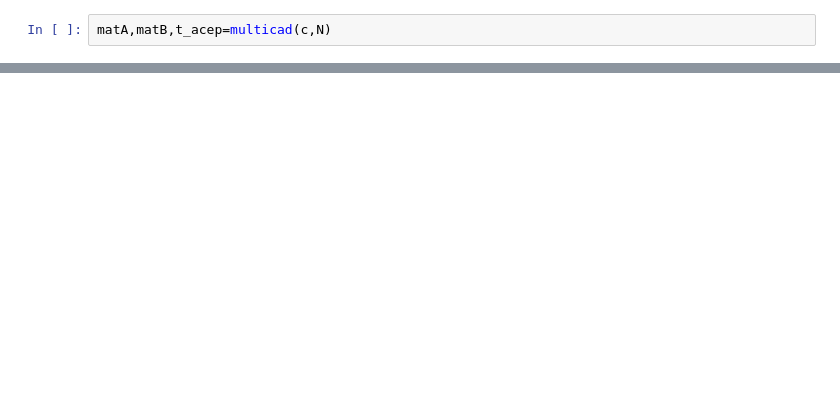
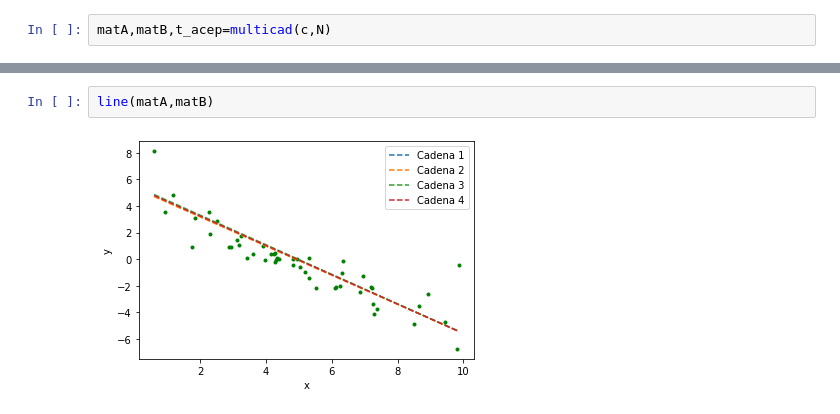
Before and after one commit to DCIDA2019/dcida2020ii-JJRamirezR, a Jupyter notebook: Oct23/MCMC_2.ipynb, the cells around one changed output, grey strips where cells are left out. Saved outputs shown, nothing was run; the diff lists cells and outputs as text; blank space fills up the shorter version.

```diff
--- a/Oct23/MCMC_2.ipynb
+++ b/Oct23/MCMC_2.ipynb
@@ -102,0 +120,4 @@ plt.plot(t_acep,'.')
+# %%
+line(matA,matB)
+# %% [output]
+[figure, added]
```
Also changed, not shown: parts of 11 cells of this notebook.
